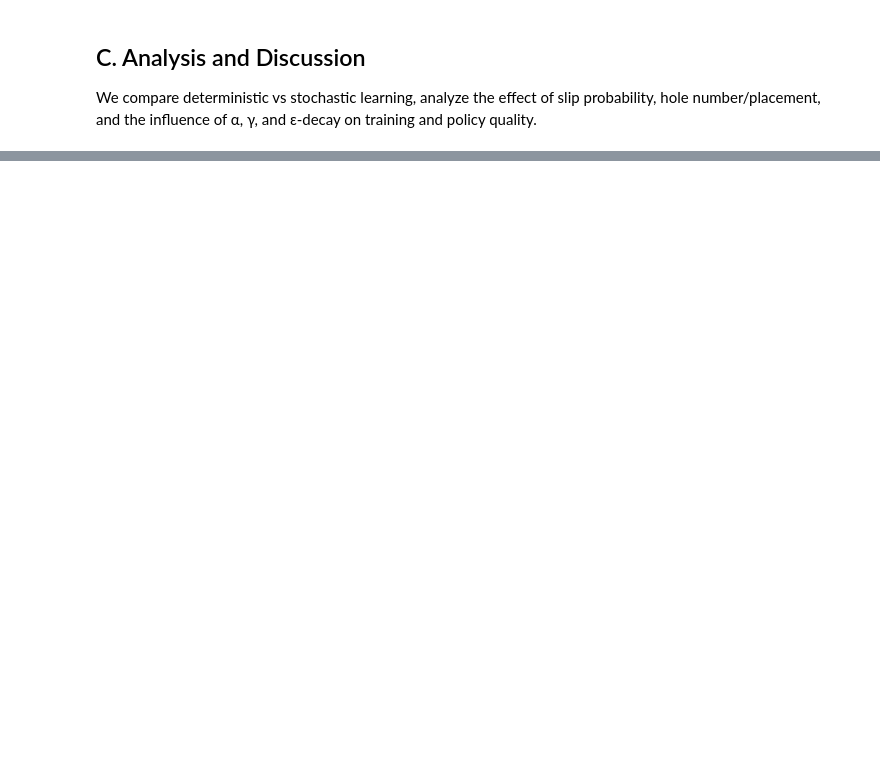
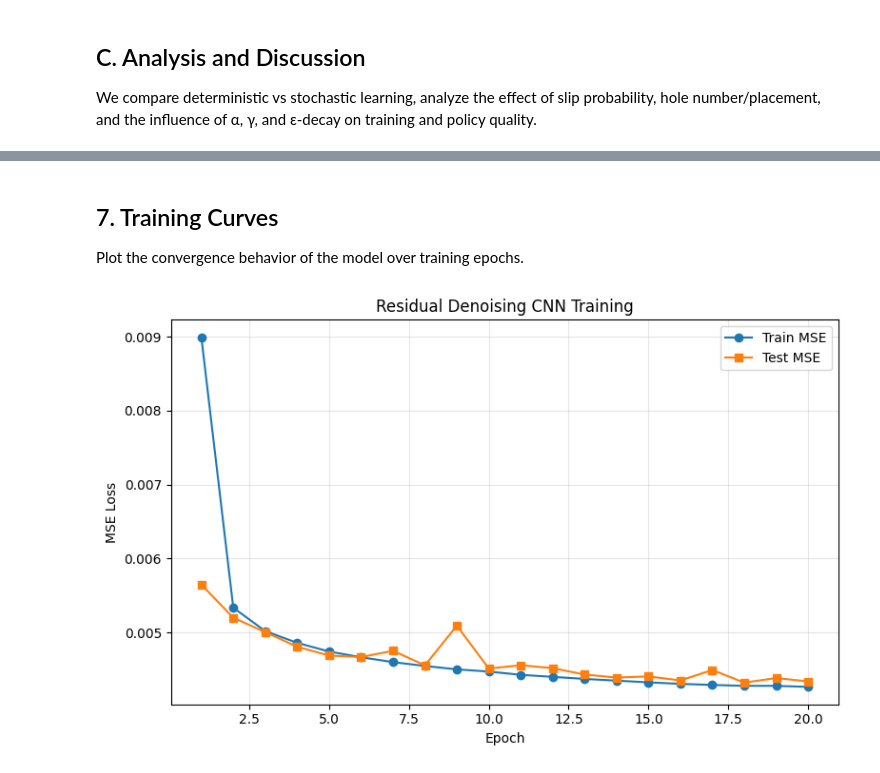
Before and after one commit to irvinghu07/DNNs-Playground, a Jupyter notebook: task3.ipynb, the cells around one changed output, grey strips where cells are left out. Saved outputs shown, nothing was run; the diff lists cells and outputs as text; code cells hidden in the pictures; blank space fills up the shorter version.

```diff
--- a/task3.ipynb
+++ b/task3.ipynb
@@ -1260,0 +7,22 @@ These additions complete plots, animations, slip control, hole variation, and an
+# %%
+import os
+import math
+import random
+from pathlib import Path
+
+import numpy as np
+import pandas as pd
+import torch
+import torch.nn as nn
+import torch.optim as optim
+from torch.utils.data import Dataset, DataLoader
+import matplotlib.pyplot as plt
+
+# Detect device
+DEVICE = torch.device("cuda" if torch.cuda.is_available() else "cpu")
+if torch.cuda.is_available():
+    torch.backends.cudnn.benchmark = True
+print(f"Using device: {DEVICE}")
+
+# Dataset root: change to project root if running locally, or "/kaggle/input/denoising" for Kaggle
+DATASET_ROOT = "/kaggle/input/denoising"
@@ -1260,0 +289,10 @@ These additions complete plots, animations, slip control, hole variation, and an
+# %%
+epochs = 20
+lr = 5e-4
+weight_decay = 1e-4
+
+model, train_losses, test_losses, mse, psnr = train_one_model(epochs, lr, weight_decay)
+
+print(f"\n=== Final Results ===")
+print(f"Test MSE: {mse:.6f}")
+print(f"PSNR: {psnr:.2f} dB")
@@ -1260,0 +317,18 @@ These additions complete plots, animations, slip control, hole variation, and an
+# %% [markdown]
+## 7. Training Curves
+
+Plot the convergence behavior of the model over training epochs.
+# %%
+# Plot training curves
+plt.figure(figsize=(8, 5))
+plt.plot(range(1, epochs + 1), train_losses, label="Train MSE", marker='o')
+plt.plot(range(1, epochs + 1), test_losses, label="Test MSE", marker='s')
+plt.xlabel("Epoch")
+plt.ylabel("MSE Loss")
+plt.title("Residual Denoising CNN Training")
+plt.legend()
+plt.grid(True, alpha=0.3)
+plt.tight_layout()
+plt.show()
+# %% [output]
+[figure, added]
```
Also changed, not shown: parts of 78 cells of this notebook, 18 other files.
